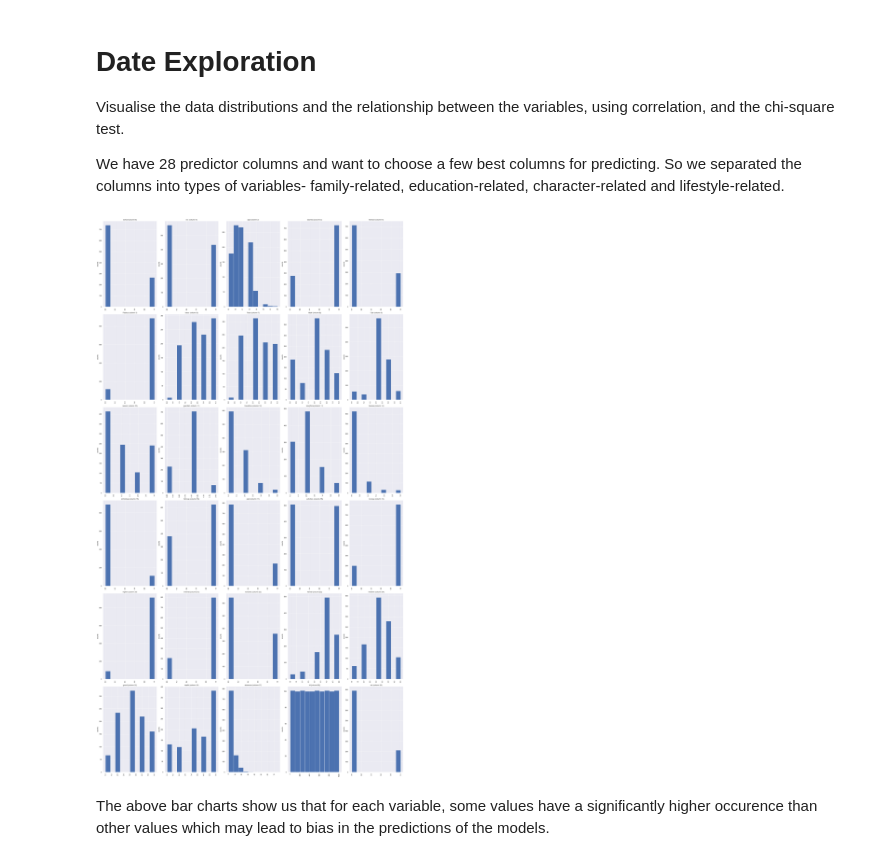
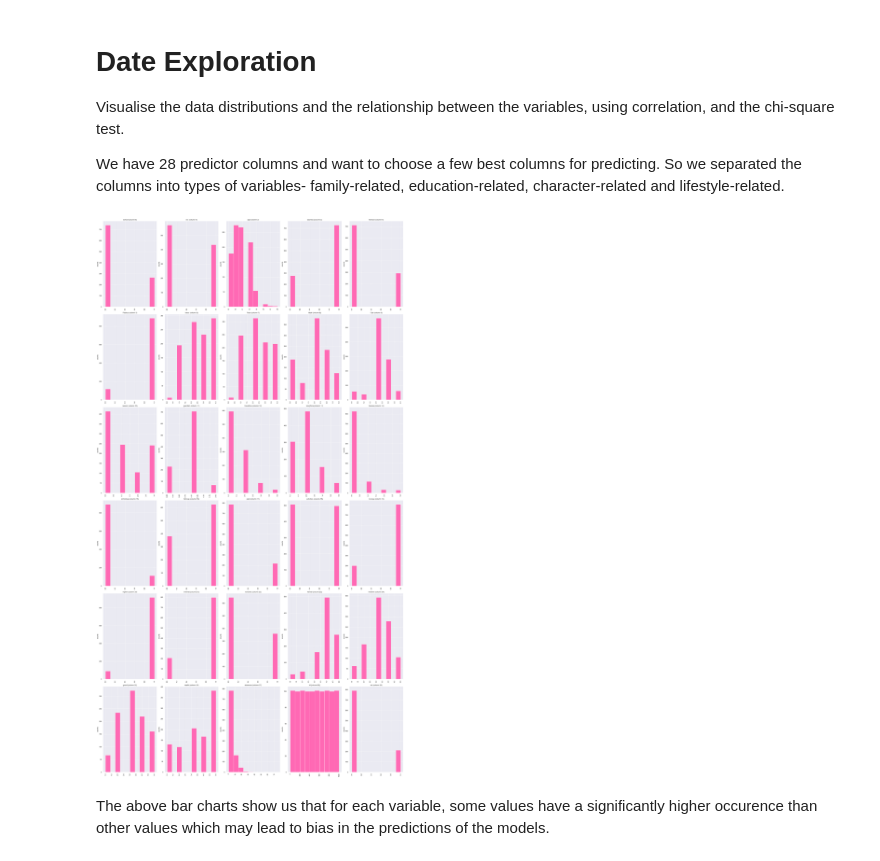
Before and after one commit to ijethmal/sc1015-asg, a Jupyter notebook: MAIN (naive bayes corrected).ipynb, the cells around one changed output. Cells and saved outputs as stored; diff of their text form; code cells hidden in the pictures.

```diff
--- a/MAIN (naive bayes corrected).ipynb
+++ b/MAIN (naive bayes corrected).ipynb
@@ -185,28 +188,28 @@ We have 28 predictor columns and want to choose a few best columns for predictin
 # %%
 # this function will be used to plot the distribution of data in each column
 
 def plotPerColumnDistribution(df, nGraphShown, nGraphPerRow):
     nRow, nCol = df.shape
     columnNames = list(df)
     nGraphRow = (nCol + nGraphPerRow - 1) / nGraphPerRow
-    plt.figure(num = None, figsize = (6 * nGraphPerRow, 8 * nGraphRow), dpi = 80, facecolor = 'w', edgecolor = 'k')
+    plt.figure(num = None, figsize = (6 * nGraphPerRow, 8 * nGraphRow), dpi = 80, facecolor = 'w', edgecolor = 'k', )
     for i in range(min(nCol, nGraphShown)):
         plt.subplot(int(nGraphRow), nGraphPerRow, i + 1)
         columnDf = df.iloc[:, i]
         if (not np.issubdtype(type(columnDf.iloc[0]), np.number)):
             valueCounts = columnDf.value_counts()
-            valueCounts.plot.bar()
+            valueCounts.plot.bar(color='hotpink')
         else:
-            columnDf.hist()
+            columnDf.hist(color='hotpink')
         plt.ylabel('counts')
         plt.xticks(rotation = 90)
         plt.title(f'{columnNames[i]} (column {i})')
     plt.tight_layout(pad = 1.0, w_pad = 1.0, h_pad = 1.0)
     plt.show()
 
 plotPerColumnDistribution(students1, 30, 5)
 # %% [output]
-[figure, old version]
+[figure, new version]
 # %% [markdown]
 The above bar charts show us that for each variable, some values have a significantly higher occurence than other values which may lead to bias in the predictions of the models.
 # %%
```
Also changed, not shown: parts of 21 cells of this notebook.
